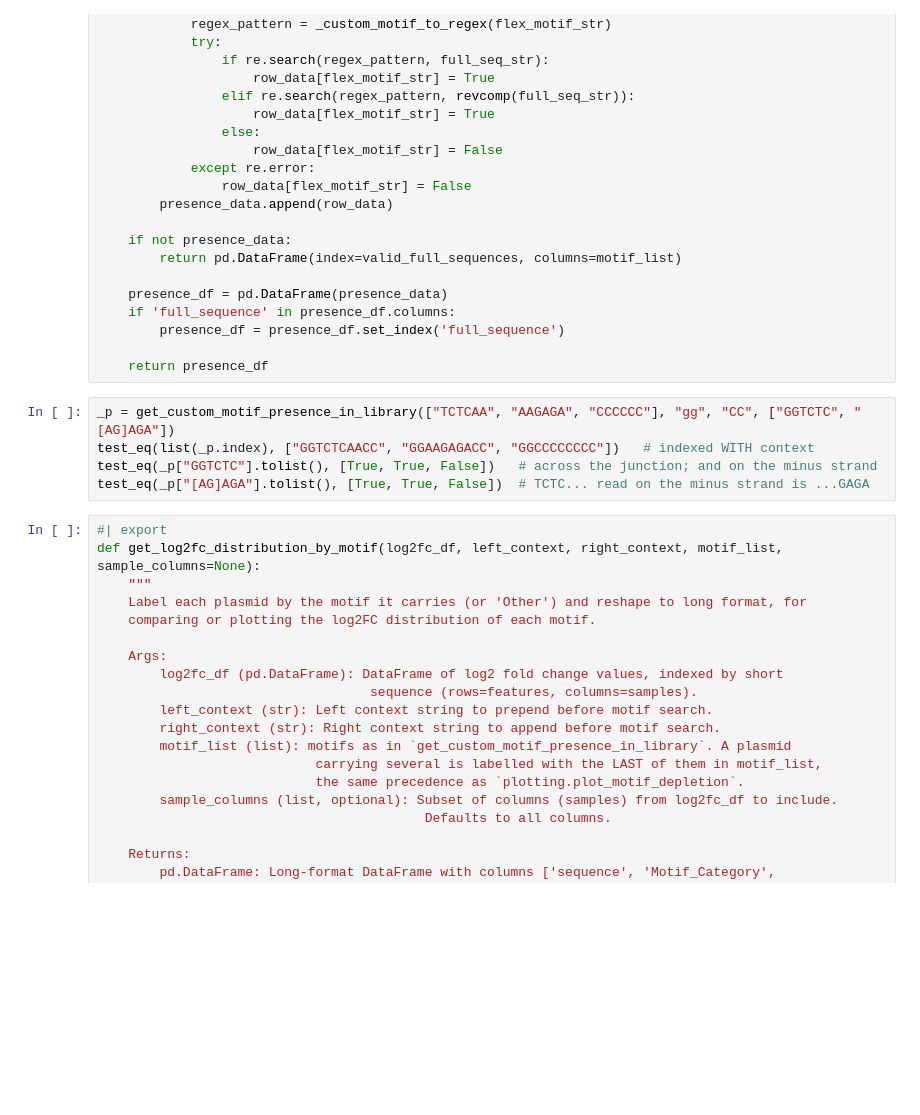
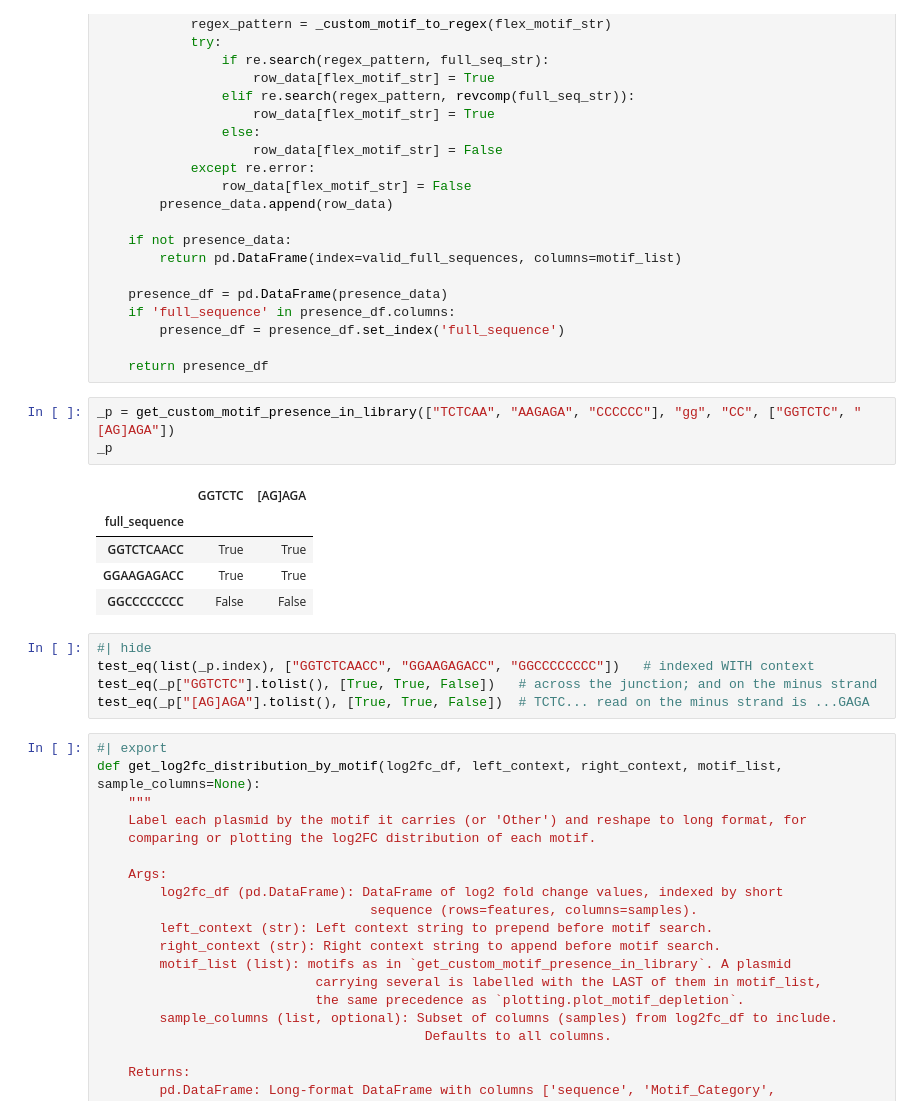
Before and after one commit to dbikard/randseq, a Jupyter notebook: nbs/01_utils.ipynb, the cells around one changed output. Cells and saved outputs as stored; diff of their text form; blank space fills up the shorter version.

```diff
--- a/nbs/01_utils.ipynb
+++ b/nbs/01_utils.ipynb
@@ -722,9 +782,18 @@ def get_custom_motif_presence_in_library(short_sequences_list, left_context, rig
     return presence_df
 # %%
 _p = get_custom_motif_presence_in_library(["TCTCAA", "AAGAGA", "CCCCCC"], "gg", "CC", ["GGTCTC", "[AG]AGA"])
-test_eq(list(_p.index), ["GGTCTCAACC", "GGAAGAGACC", "GGCCCCCCCC"])   # indexed WITH context
-test_eq(_p["GGTCTC"].tolist(), [True, True, False])   # across the junction; and on the minus strand
-test_eq(_p["[AG]AGA"].tolist(), [True, True, False])  # TCTC... read on the minus strand is ...GAGA
+_p
+# %% [output]
+|  | GGTCTC | [AG]AGA |
+| full_sequence |  |  |
+| GGTCTCAACC | True | True |
+| GGAAGAGACC | True | True |
+| GGCCCCCCCC | False | False |
+# %%
+#| hide
+test_eq(list(_p.index), ["GGTCTCAACC", "GGAAGAGACC", "GGCCCCCCCC"])   # indexed WITH context
+test_eq(_p["GGTCTC"].tolist(), [True, True, False])   # across the junction; and on the minus strand
+test_eq(_p["[AG]AGA"].tolist(), [True, True, False])  # TCTC... read on the minus strand is ...GAGA
 # %%
 #| export
 def get_log2fc_distribution_by_motif(log2fc_df, left_context, right_context, motif_list, sample_columns=None):
```
Also changed, not shown: parts of 32 cells of this notebook, 5 other files.
